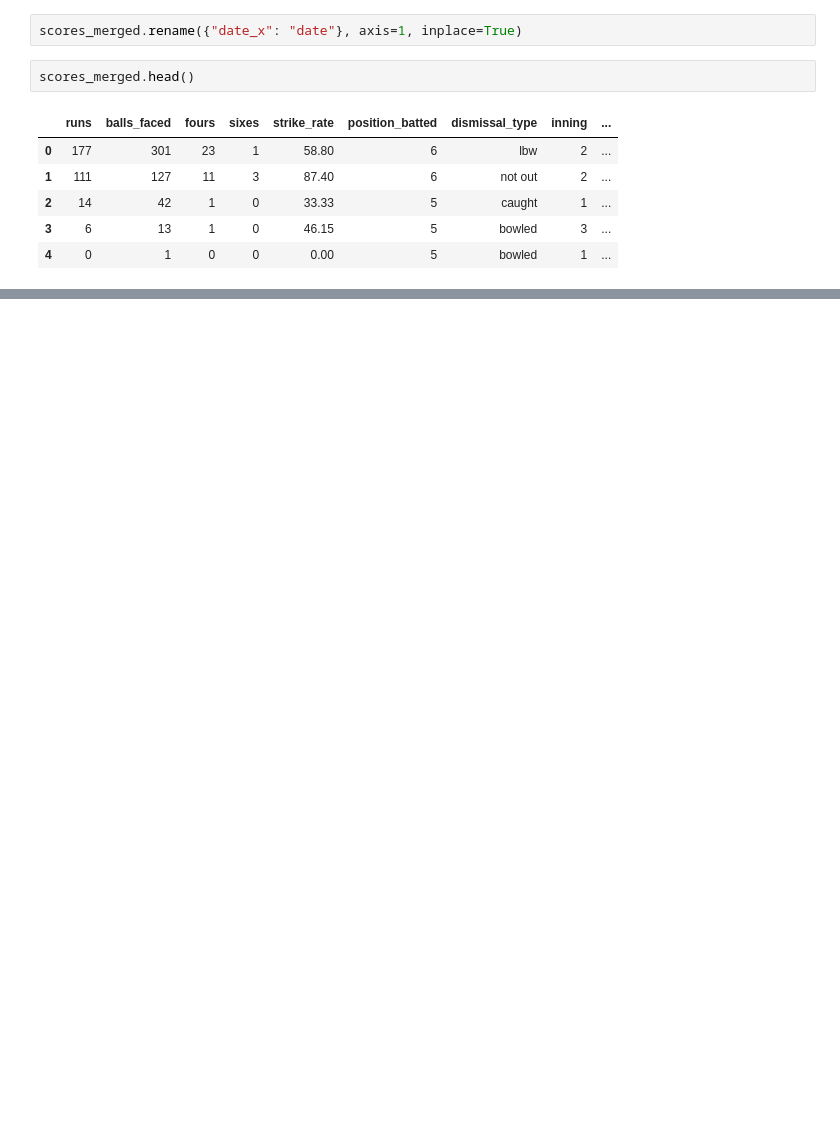
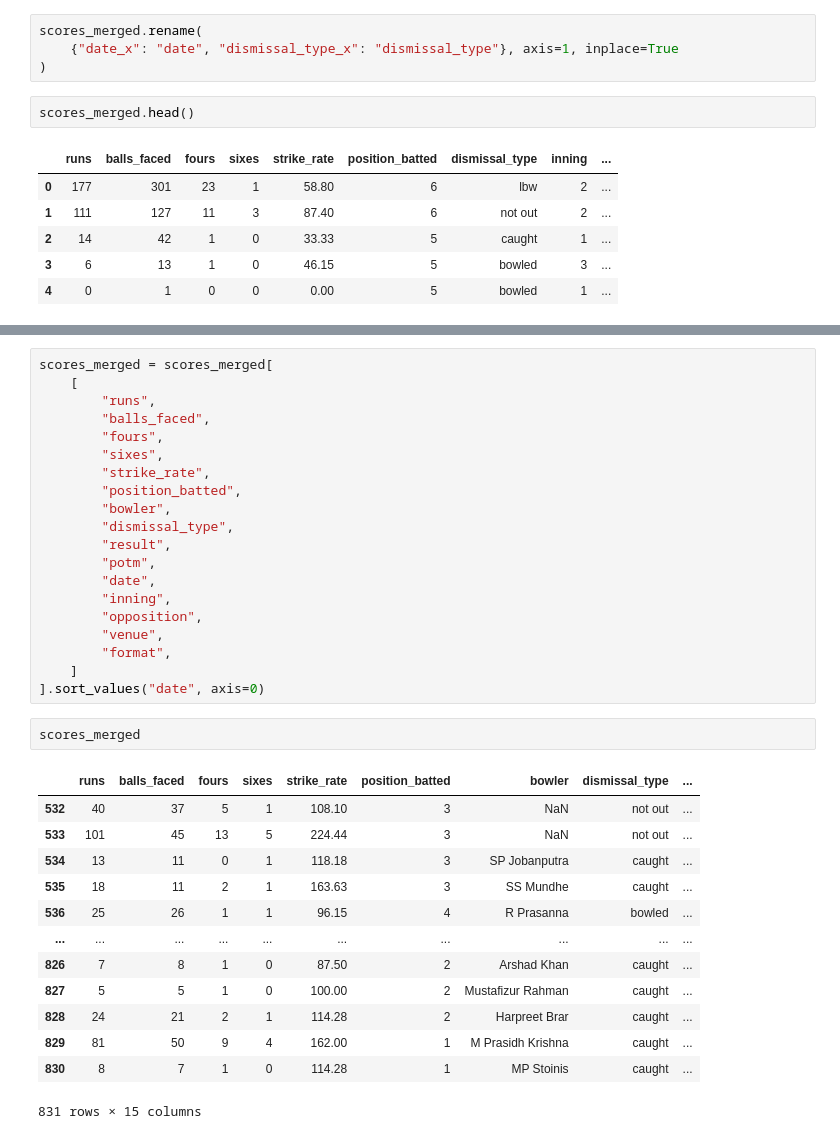
Before and after one commit to mohammedOwaiskh/rohit-sharma-career-scrapper, a Jupyter notebook: notebooks/transformation.ipynb, the cells around one changed output, grey strips where cells are left out. Cells and saved outputs as stored; diff of their text form; blank space fills up the shorter version.

```diff
--- a/notebooks/transformation.ipynb
+++ b/notebooks/transformation.ipynb
@@ -390,7 +480,9 @@ scores_merged.head()
 # %% [markdown]
 #### Renaming date column
 # %%
-scores_merged.rename({"date_x": "date"}, axis=1, inplace=True)
+scores_merged.rename(
+    {"date_x": "date", "dismissal_type_x": "dismissal_type"}, axis=1, inplace=True
+)
 # %%
 scores_merged.head()
 # %% [output]
@@ -402,0 +502,36 @@ scores_merged.head()
+# %%
+scores_merged = scores_merged[
+    [
+        "runs",
+        "balls_faced",
+        "fours",
+        "sixes",
+        "strike_rate",
+        "position_batted",
+        "bowler",
+        "dismissal_type",
+        "result",
+        "potm",
+        "date",
+        "inning",
+        "opposition",
+        "venue",
+        "format",
+    ]
+].sort_values("date", axis=0)
+# %%
+scores_merged
+# %% [output]
+|  | runs | balls_faced | fours | sixes | strike_rate | position_batted | bowler | dismissal_type | ... |
+| 532 | 40 | 37 | 5 | 1 | 108.10 | 3 | NaN | not out | ... |
+| 533 | 101 | 45 | 13 | 5 | 224.44 | 3 | NaN | not out | ... |
+| 534 | 13 | 11 | 0 | 1 | 118.18 | 3 | SP Jobanputra | caught | ... |
+| 535 | 18 | 11 | 2 | 1 | 163.63 | 3 | SS Mundhe | caught | ... |
+| 536 | 25 | 26 | 1 | 1 | 96.15 | 4 | R Prasanna | bowled | ... |
+| ... | ... | ... | ... | ... | ... | ... | ... | ... | ... |
+| 826 | 7 | 8 | 1 | 0 | 87.50 | 2 | Arshad Khan | caught | ... |
+| 827 | 5 | 5 | 1 | 0 | 100.00 | 2 | Mustafizur Rahman | caught | ... |
+| 828 | 24 | 21 | 2 | 1 | 114.28 | 2 | Harpreet Brar | caught | ... |
+| 829 | 81 | 50 | 9 | 4 | 162.00 | 1 | M Prasidh Krishna | caught | ... |
+| 830 | 8 | 7 | 1 | 0 | 114.28 | 1 | MP Stoinis | caught | ... |
+831 rows × 15 columns
```
Also changed, not shown: parts of 37 cells of this notebook, 7 other files.
